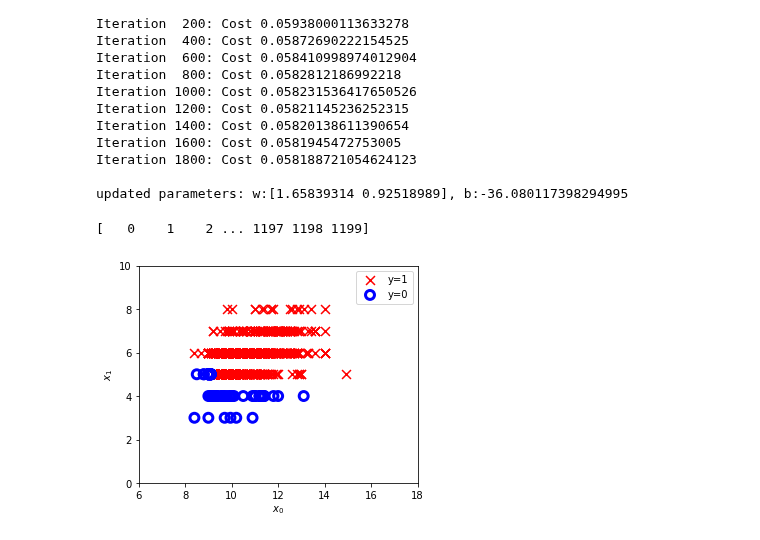
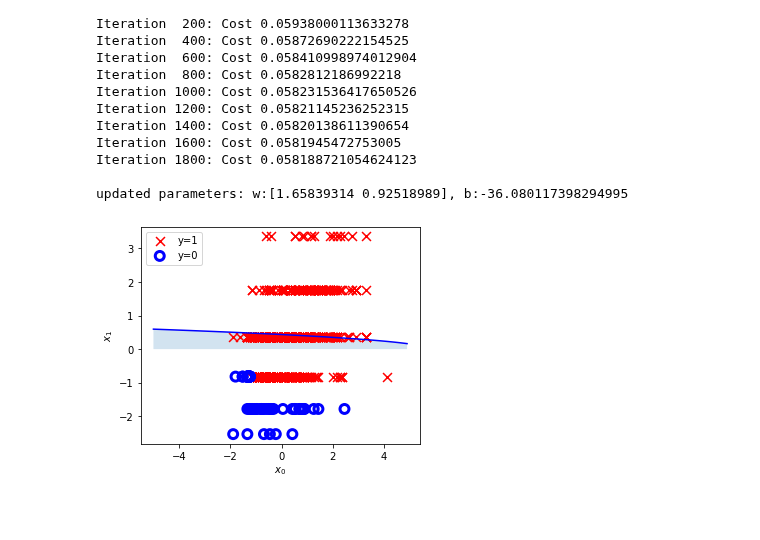
Before and after one commit to HenriS67/wineQualityPrediction, a Jupyter notebook: TPclassification.ipynb, the cells around one changed output. Saved outputs shown, nothing was run; the diff lists cells and outputs as text; code cells hidden in the pictures; blank space fills up the shorter version.

```diff
--- a/TPclassification.ipynb
+++ b/TPclassification.ipynb
@@ -330,12 +322,21 @@ dj_dw: [-1.1473417357927742, -2.9600402085961197]
+# %%
+def zscore_normalize_features(X):
+    mu     = np.mean(X, axis=0)
+    sigma  = np.std(X, axis=0)
+    X_norm = (X - mu) / sigma
+    return (X_norm, mu, sigma)
 # %%
+
 xf=np.copy(x)
 for loop in range(len(x)):
     xf[loop,1]=x[loop,1]*x[loop,1]
+
+xf_norm, X_mu, X_sigma = zscore_normalize_features(xf)
 print(xf)
 print(y)
 #w_tmp  = np.zeros_like(xf[0])
 w_tmp  = np.array([1.2,1])
-b_tmp  = -36.
+b_tmp  = -36
 alph = 0.1
 iters = 2000
 
@@ -364,25 +365,23 @@ Iteration 1800: Cost 0.058188721054624123
 updated parameters: w:[1.65839314 0.92518989], b:-36.080117398294995
 # %%
 # Choose values between 0 and 6
-x0 = np.arange(1200)
-print(x0)
+x0 = np.arange(-5,(5),0.1)
 import math
 #1.2*x[loop,0]+x[loop,1]*x[loop,1]>11+5*5
 #ici b=-11+5*5 w0 = 1,2 w1=1
 x1 = np.sqrt(b_out-x0*w_out[0])/w_out[1]
 fig,ax = plt.subplots(1,1,figsize=(5,4))
 # Plot the decision boundary
 ax.plot(x0,x1, c="b")
-ax.axis([6, 18, 0, 10])
+
 
 # Fill the region below the line
 ax.fill_between(x0,x1, alpha=0.2)
 
 # Plot the original data
-plot_data(x,y,ax)
+plot_data(xf_norm,y,ax)
 ax.set_ylabel(r'$x_1$')
 ax.set_xlabel(r'$x_0$')
 plt.show()
 # %% [output]
-[   0    1    2 ... 1197 1198 1199]
-[figure, old version]
+[figure, new version]
```
Also changed, not shown: parts of 5 cells of this notebook.
